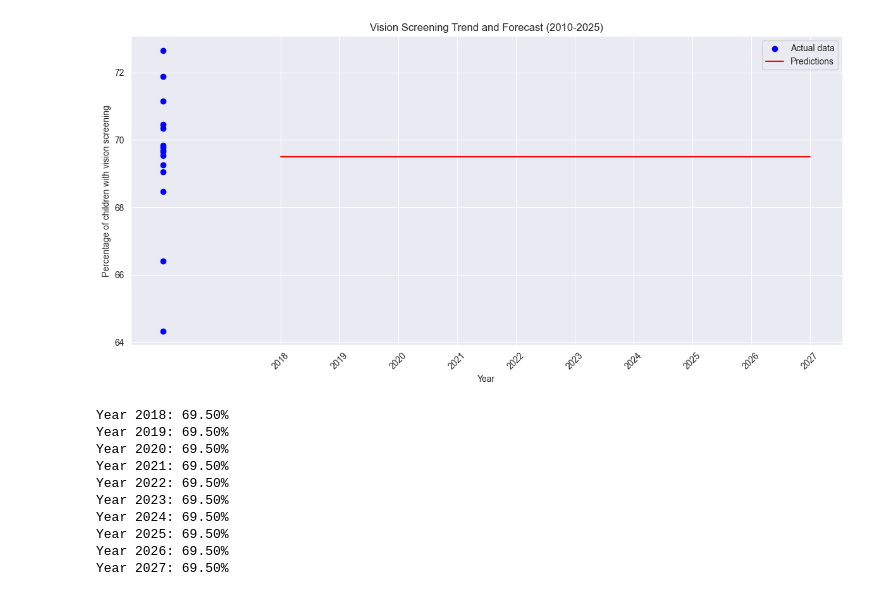
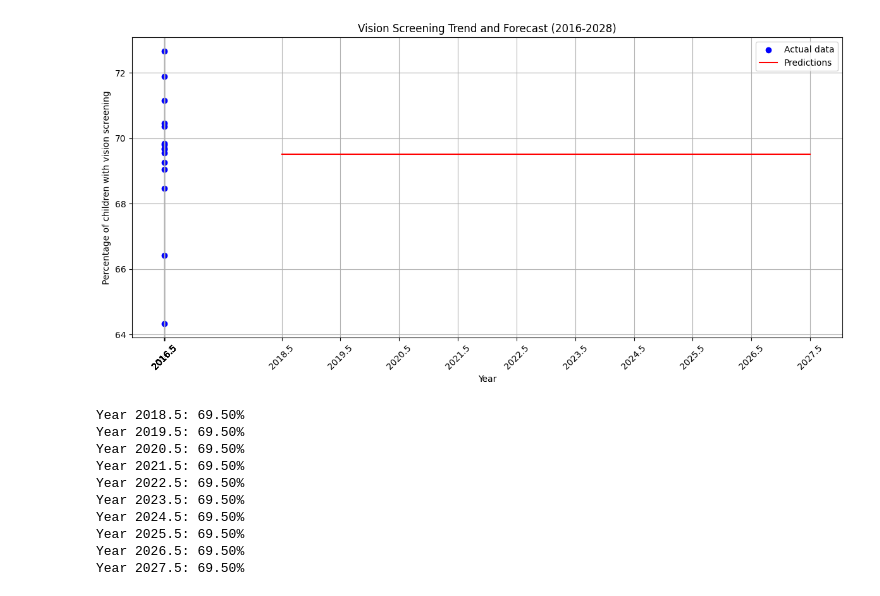
Before and after one commit to ncdavid2/DataScienceAssessment, a Jupyter notebook: Task4Assessment.ipynb, the cells around one changed output. Drawn from its saved outputs; the diff is of its cells as text; code cells hidden in the pictures.

```diff
--- a/Task4Assessment.ipynb
+++ b/Task4Assessment.ipynb
@@ -1,55 +1,53 @@
 # %%
 import pandas as pd
 import numpy as np
 from sklearn.linear_model import LinearRegression
 import matplotlib.pyplot as plt
 
-# Load and filter the data
 df = pd.read_csv('updated_NSCH_Vision_Health_Data.csv')
+
 vision_screening = df[(df['Topic'] == 'Service Utilization') &
                       (df['Category'] == 'Screening') &
                       (df['Response'] == 'Yes') &
                       (df['LocationDesc'] == 'National')]
 
-# Prepare features and target
-X = vision_screening['YearStart'].values.reshape(-1, 1)
+X = vision_screening[['YearStart', 'YearEnd']].values
 y = vision_screening['Data_Value'].values
 
-# Create and train the model
 model = LinearRegression()
 model.fit(X, y)
 
-# Generate years from 2010 to 2025
-all_years = np.array(range(2018, 2028)).reshape(-1, 1)
+# Generate years from 2018 to 2028
+future_years = np.array([[year, year+1] for year in range(2018, 2028)])
 
-# Make predictions for all years
-predictions = model.predict(all_years)
+# Make predictions for future years
+predictions = model.predict(future_years)
 
 # Plot the results
 plt.figure(figsize=(12, 6))
-plt.scatter(X, y, color='blue', label='Actual data')
-plt.plot(all_years, predictions, color='red', label='Predictions')
+plt.scatter(vision_screening[['YearStart', 'YearEnd']].mean(axis=1), y, color='blue', label='Actual data')
+plt.plot(future_years.mean(axis=1), predictions, color='red', label='Predictions')
 plt.xlabel('Year')
 plt.ylabel('Percentage of children with vision screening')
-plt.title('Vision Screening Trend and Forecast (2010-2025)')
+plt.title('Vision Screening Trend and Forecast (2016-2028)')
 plt.legend()
-plt.xticks(all_years.flatten(), rotation=45)
+plt.xticks(np.concatenate([vision_screening[['YearStart', 'YearEnd']].mean(axis=1), future_years.mean(axis=1)]), rotation=45)
 plt.grid(True)
 plt.tight_layout()
 plt.show()
 
-# Print predictions for all years
-for year, prediction in zip(all_years.flatten(), predictions):
-    print(f"Year {year}: {prediction:.2f}%")
+for years, prediction in zip(future_years, predictions):
+    avg_year = (years[0] + years[1]) / 2
+    print(f"Year {avg_year:.1f}: {prediction:.2f}%")
 # %% [output]
-[figure, old version]
+[figure, new version]
-Year 2018: 69.50%
-Year 2019: 69.50%
-Year 2020: 69.50%
-Year 2021: 69.50%
-Year 2022: 69.50%
-Year 2023: 69.50%
-Year 2024: 69.50%
-Year 2025: 69.50%
-Year 2026: 69.50%
-Year 2027: 69.50%
+Year 2018.5: 69.50%
+Year 2019.5: 69.50%
+Year 2020.5: 69.50%
+Year 2021.5: 69.50%
+Year 2022.5: 69.50%
+Year 2023.5: 69.50%
+Year 2024.5: 69.50%
+Year 2025.5: 69.50%
+Year 2026.5: 69.50%
+Year 2027.5: 69.50%
```
